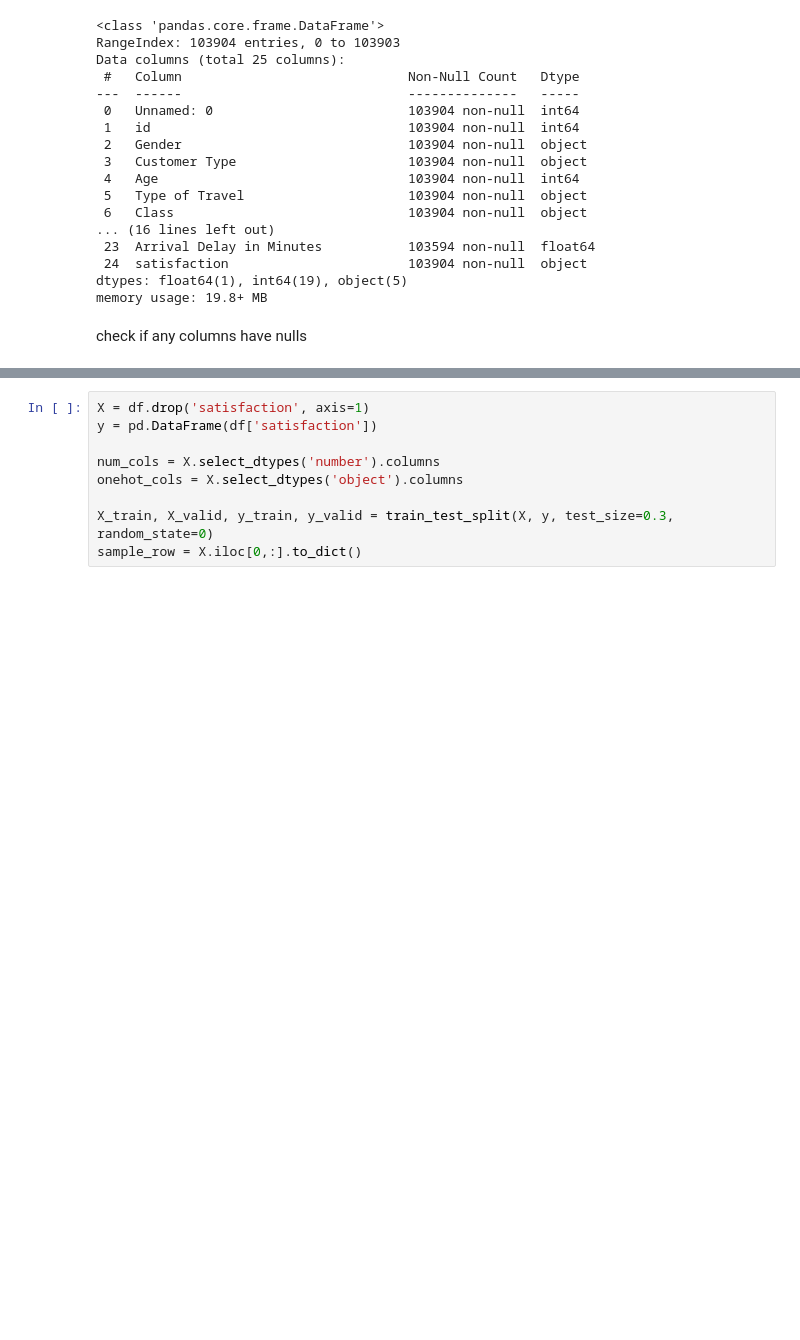
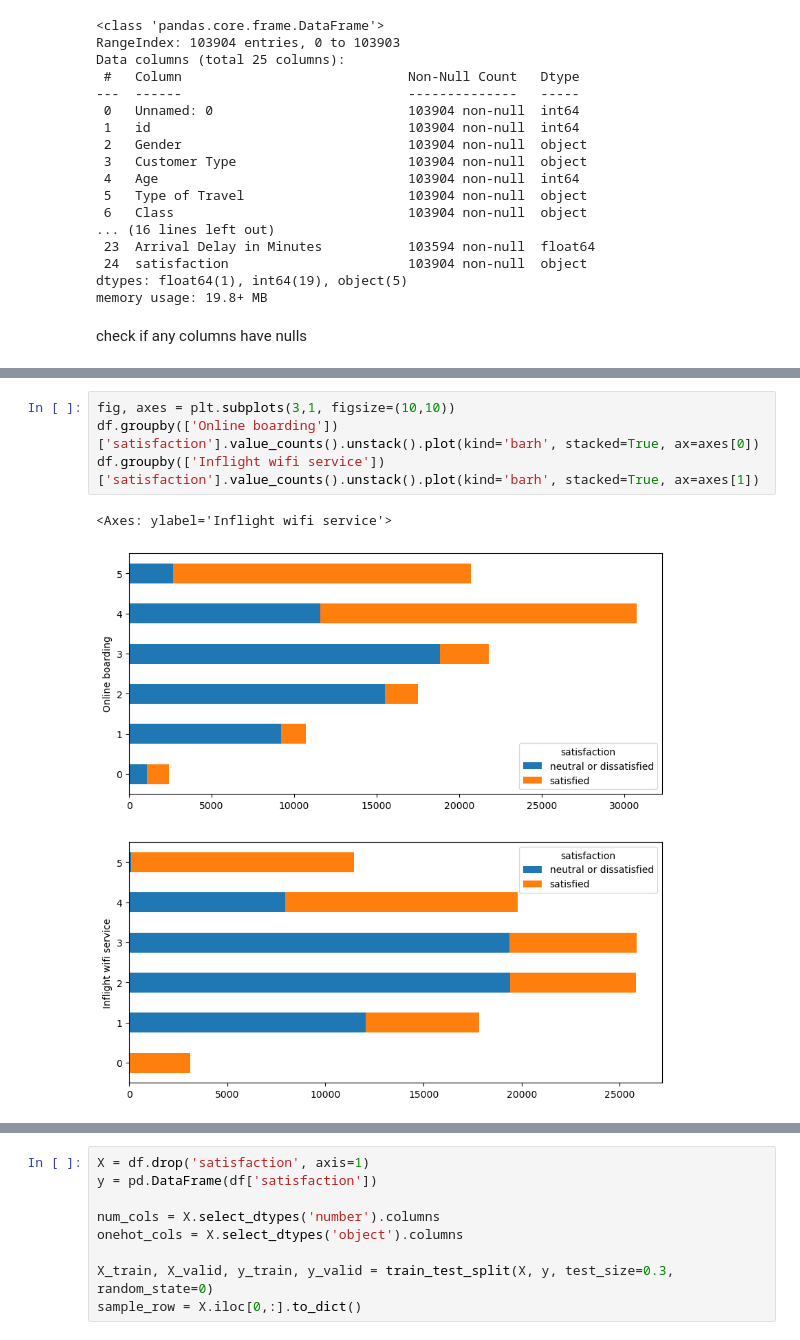
Before and after one commit to ucagub/kaggle_practice, a Jupyter notebook: airline/train.ipynb, the cells around one changed output, grey strips where cells are left out. Cells and saved outputs as stored; diff of their text form; blank space fills up the shorter version.

```diff
--- a/airline/train.ipynb
+++ b/airline/train.ipynb
@@ -79,0 +168,7 @@ dtype: bool
+# %%
+fig, axes = plt.subplots(3,1, figsize=(10,10))
+df.groupby(['Online boarding'])['satisfaction'].value_counts().unstack().plot(kind='barh', stacked=True, ax=axes[0])
+df.groupby(['Inflight wifi service'])['satisfaction'].value_counts().unstack().plot(kind='barh', stacked=True, ax=axes[1])
+# %% [output]
+<Axes: ylabel='Inflight wifi service'>
+[figure, added]
```
Also changed, not shown: parts of 41 cells of this notebook, 5 other files.
